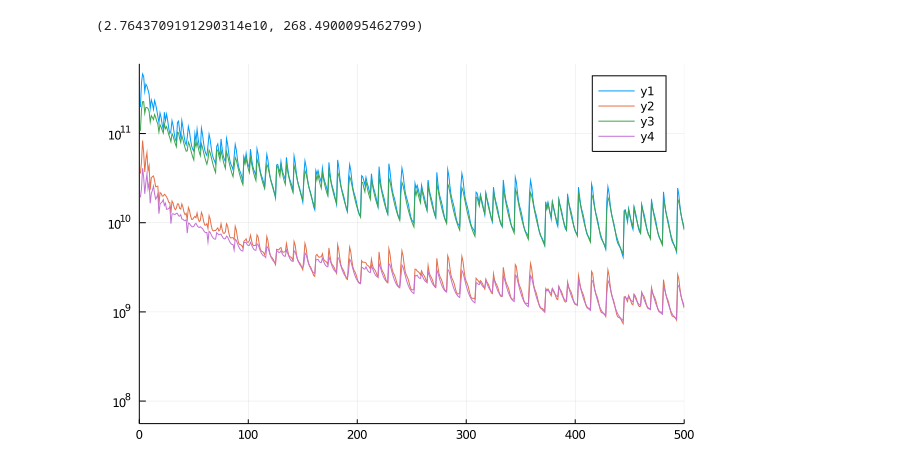
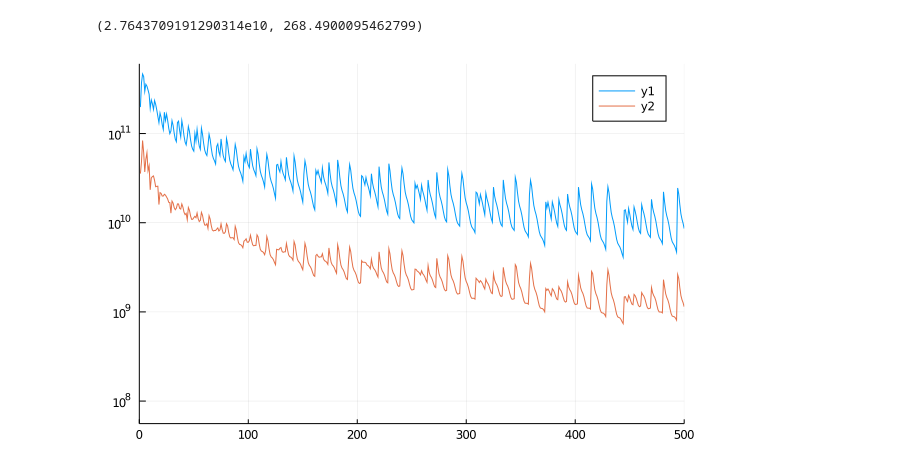
Before and after one commit to ladosamushia/BispectrumTheory, a Jupyter notebook: notebooks/visualisation.ipynb, the cells around one changed output. Drawn from its saved outputs; the diff is of its cells as text; code cells hidden in the pictures.

```diff
--- a/notebooks/visualisation.ipynb
+++ b/notebooks/visualisation.ipynb
@@ -46,7 +40,5 @@ end
 # %%
 plot(Bkkk00, yaxis=:log, xlim=(0,500))
 plot!(Bkkkm0)
-plot!(Bkks00, yaxis=:log, xlim=(0,500))
-plot!(Bkksm0)
 # %% [output]
-[figure, old version]
+[figure, new version]
```
Also changed, not shown: parts of 4 cells of this notebook, 1 other file.
